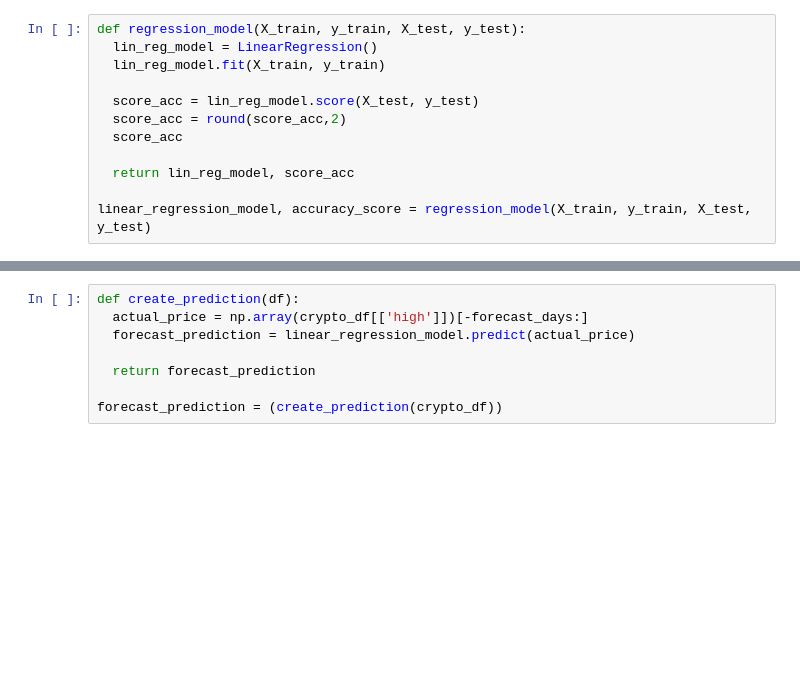
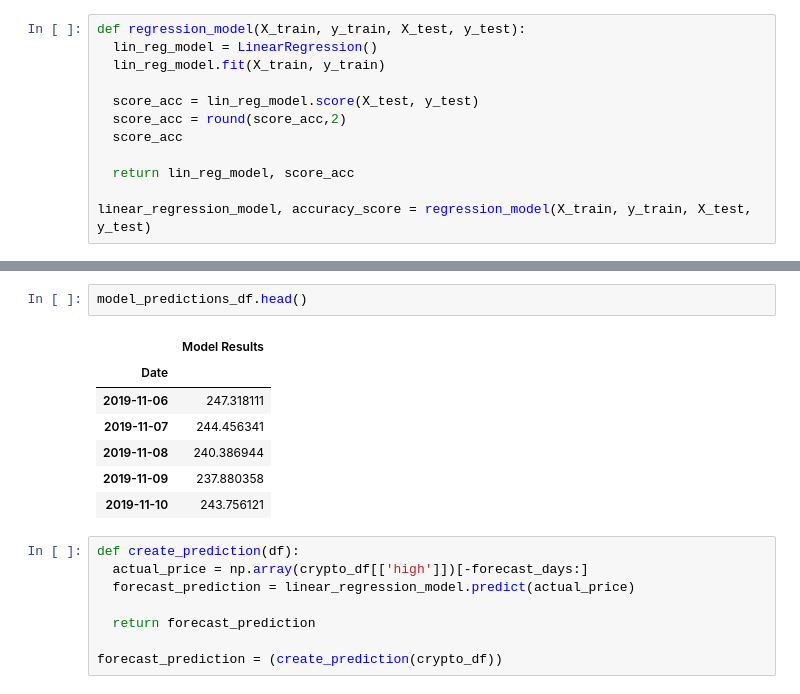
Before and after one commit to rudycav/Digital-Assets-Prediction-Model, a Jupyter notebook: Project/ Crypto_forecast_model.ipynb, the cells around one changed output, grey strips where cells are left out. Cells and saved outputs as stored; diff of their text form; blank space fills up the shorter version.

```diff
--- a/Project/ Crypto_forecast_model.ipynb
+++ b/Project/ Crypto_forecast_model.ipynb
@@ -132,3 +144,13 @@ Model accuracy score: 0.92
+# %%
+model_predictions_df.head()
+# %% [output]
+|  | Model Results |
+| Date |  |
+| 2019-11-06 | 247.318111 |
+| 2019-11-07 | 244.456341 |
+| 2019-11-08 | 240.386944 |
+| 2019-11-09 | 237.880358 |
+| 2019-11-10 | 243.756121 |
 # %%
 def create_prediction(df):
   actual_price = np.array(crypto_df[['high']])[-forecast_days:]
```
Also changed, not shown: parts of 11 cells of this notebook.
